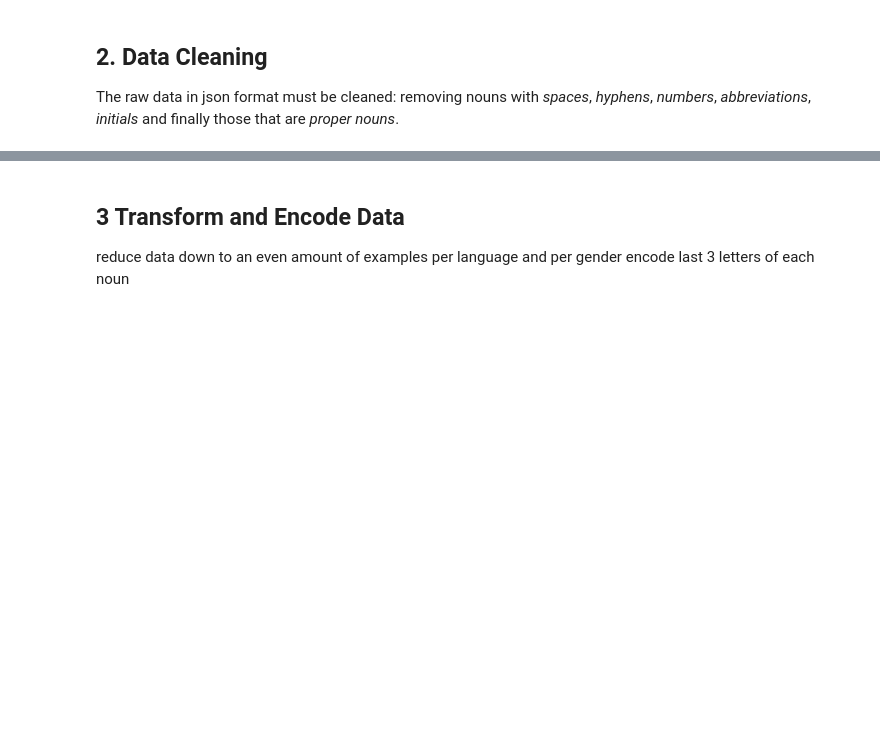
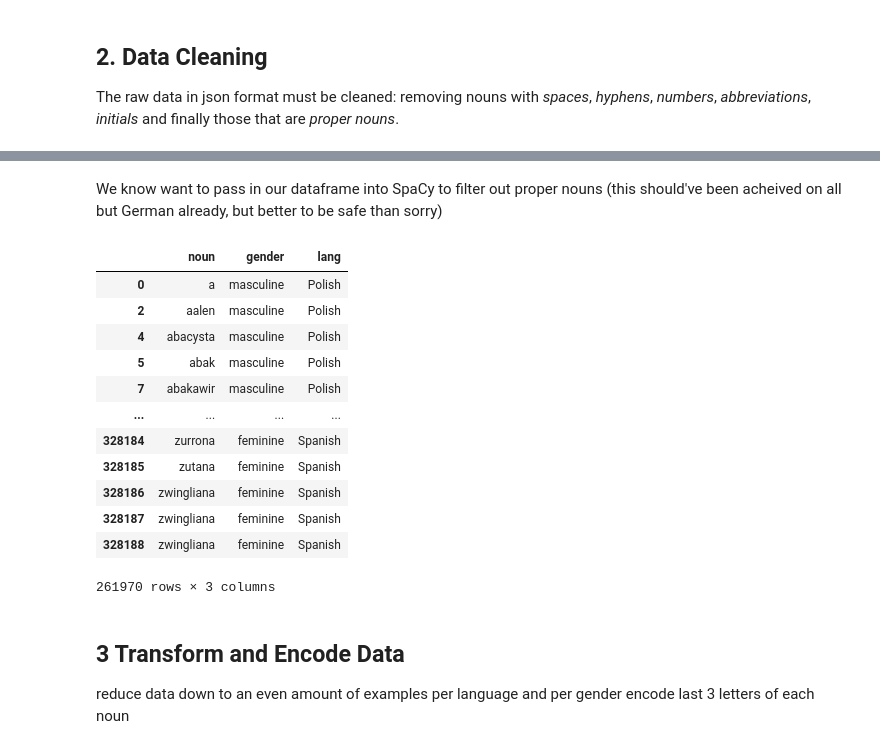
Before and after one commit to NinaNusb/-Morphology-Gender-assignment, a Jupyter notebook: notebooks/main.ipynb, the cells around one changed output, grey strips where cells are left out. Cells and saved outputs as stored; diff of their text form; code cells hidden in the pictures; blank space fills up the shorter version.

```diff
--- a/notebooks/main.ipynb
+++ b/notebooks/main.ipynb
@@ -35,3 +77,46 @@ df.head(5)
+# %%
+spacy.load("de_core_news_sm")
+
+# separate df for each language
+dfs = df_lang(no_caps)
+
+# remove nouns that begin with captial letters (except German)
+temp = []
+for sub_df in dfs:
+    if sub_df.lang != 'German':
+        temp.append(sub_df.df[~sub_df.df['noun'].str.istitle()])
+    else: # otherwise, for German, pass into SpaCy and filter out Proper nouns
+        words = pd.Series(sub_df.df['noun']).tolist()
+        nlp = spacy.load("de_core_news_sm")
+        text = " ".join(words)
+        nlp.max_length = len(text)
+        doc = nlp(text)
+        tokens = [token.text for token in doc if token.pos_ != 'PROPN']
+        temp.append(sub_df.df[sub_df.df['noun'].isin(tokens)])
+clean = pd.concat(temp)
+
+# remove duplicates
+# no_dups = no_title.drop_duplicates(subset=['noun', 'lang'], keep=False)
+# print(no_dups.shape)
+# %% [markdown]
+We know want to pass in our dataframe into SpaCy to filter out proper nouns
+(this should've been acheived on all but German already, but better to be safe than sorry)
+# %%
+clean
+# %% [output]
+|  | noun | gender | lang |
+| 0 | a | masculine | Polish |
+| 2 | aalen | masculine | Polish |
+| 4 | abacysta | masculine | Polish |
+| 5 | abak | masculine | Polish |
+| 7 | abakawir | masculine | Polish |
+| ... | ... | ... | ... |
+| 328184 | zurrona | feminine | Spanish |
+| 328185 | zutana | feminine | Spanish |
+| 328186 | zwingliana | feminine | Spanish |
+| 328187 | zwingliana | feminine | Spanish |
+| 328188 | zwingliana | feminine | Spanish |
+261970 rows × 3 columns
 # %% [markdown]
 ## 3 Transform and Encode Data
 reduce data down to an even amount of examples per language and per gender
```
Also changed, not shown: parts of 20 cells of this notebook.
